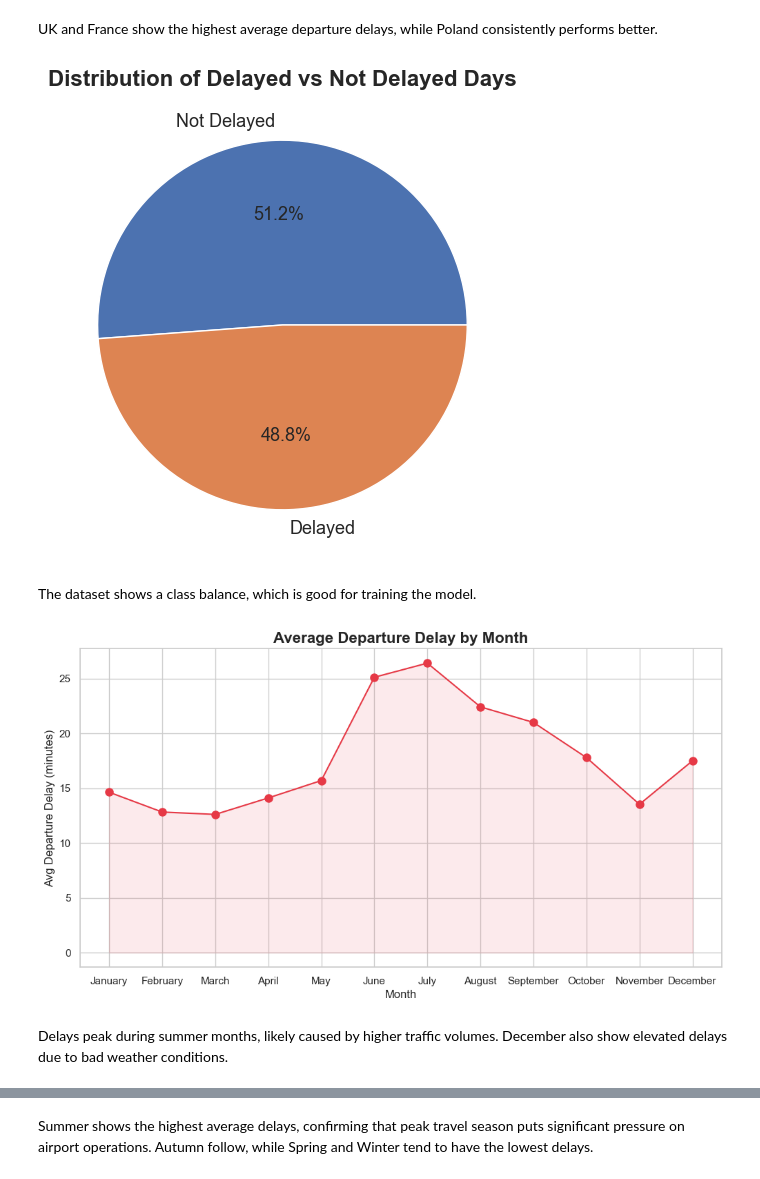
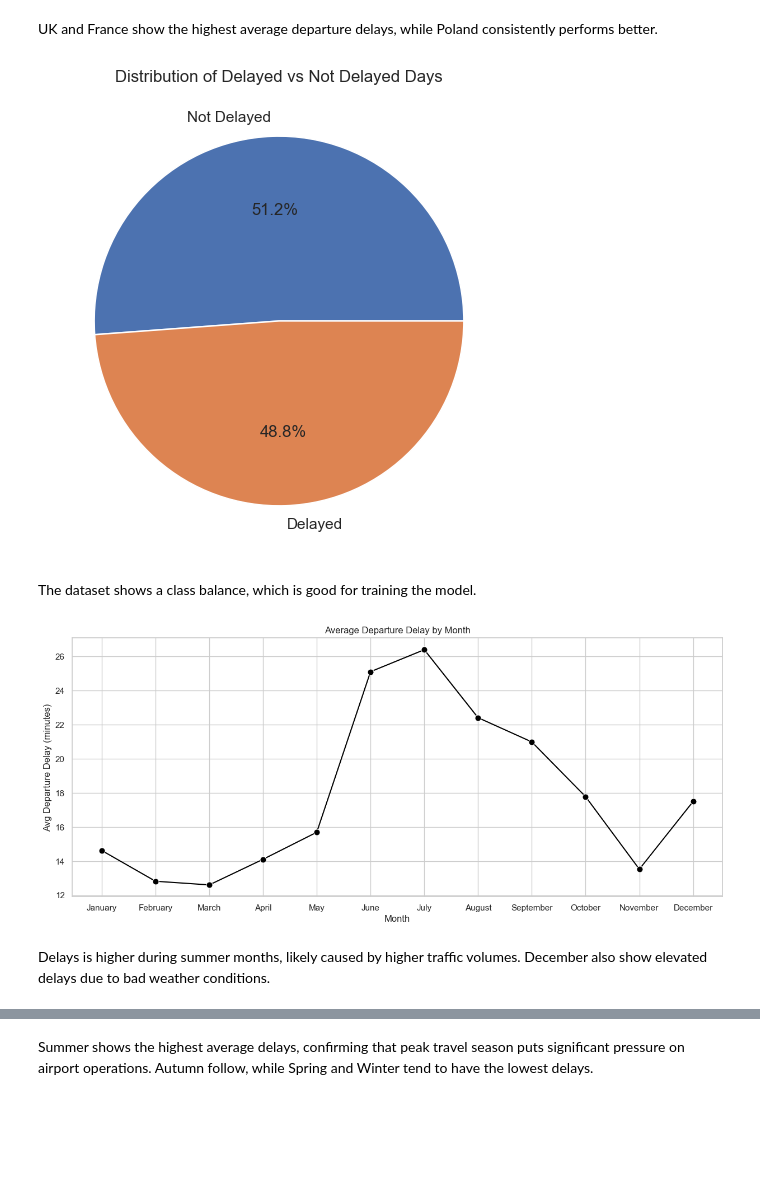
Before and after one commit to MohRjoub/Data-Science-Project, a Jupyter notebook: notebooks/data_cleaner.ipynb, the cells around one changed output, grey strips where cells are left out. Drawn from its saved outputs; the diff is of its cells as text; code cells hidden in the pictures; blank space fills up the shorter version.

```diff
--- a/notebooks/data_cleaner.ipynb
+++ b/notebooks/data_cleaner.ipynb
@@ -45,12 +141,12 @@ Shape after filtering: (22512, 9)
 8043  United Kingdom
 # %%
 # Take 1000 rows from each country to balance the dataset
-df = df.groupby('Country', group_keys=False).apply(
+df = df.groupby('Country').apply(
     lambda x: x.sample(n=1000, random_state=42)
 ).reset_index(drop=True)
 
-print("Shape after sampling:", df.shape)
-print("\nRows per country:")
+print("Dataset shape after keeping 5000 rows:", df.shape)
+print("\Each country samples:")
 print(df['Country'].value_counts())
-print("\nAll Airports:", df['Airport'].unique())
+print("\nAll Airports in the dataset:", df['Airport'].unique())
 # %% [output]
@@ -237,14 +335,13 @@ Total features: 18
 All columns: ['Date', 'Airport', 'Departure Punctuality %', 'Arrival Punctuality %', 'Avg Departure Schedule Delay', 'Avg Arrival Schedule Delay', 'Avg Departure - Arrival Schedule Delay', 'Operated S ...
 # %%
 # A day is delayed if average departure delay is greater than 15 minutes (EUROCONTROL standard)
-THRESHOLD = 15
 
-df['Delayed'] = (df['Avg Departure Schedule Delay'] > THRESHOLD).astype(int)
+df['Delayed'] = (df['Avg Departure Schedule Delay'] > 15).astype(int)
 
 print("Delayed distribution:")
 print(df['Delayed'].value_counts())
 print("\nPercentage:")
-print(df['Delayed'].value_counts(normalize=True).round(3) * 100)
+print(df['Delayed'].value_counts(normalize=True) * 100)
 # %% [output]
 Delayed distribution:
 Delayed
@@ -296,9 +404,4 @@ Numerical Summary
 # %%
 import matplotlib.pyplot as plt
-import matplotlib.ticker as mtick
 import seaborn as sns
-
-sns.set_theme(style="whitegrid")
-plt.rcParams['figure.figsize'] = (12, 6)
-plt.rcParams['font.size'] = 12
 # %%
@@ -322,39 +418,33 @@ plt.show()
 # %% [markdown]
 UK and France show the highest average departure delays, while Poland consistently performs better.
 # %%
-fig, ax = plt.subplots()
-
 counts = df['Delayed'].value_counts()
 
-wedges, texts, autotexts = ax.pie(counts.values, labels=['Not Delayed', 'Delayed'], autopct='%1.1f%%', textprops={'fontsize': 13})
-
-ax.set_title('Distribution of Delayed vs Not Delayed Days', fontsize=16, fontweight='bold')
-
+plt.figure()
+plt.pie(counts.values, labels=['Not Delayed', 'Delayed'], autopct='%1.1f%%')
+plt.title('Distribution of Delayed vs Not Delayed Days')
 plt.show()
 # %% [output]
-[figure, old version]
+[figure, new version]
 # %% [markdown]
 The dataset shows a class balance, which is good for training the model.
 # %%
-fig, ax = plt.subplots()
+month_delay = df.groupby('Month')['Avg Departure Schedule Delay'].mean().reset_index()
 
-month_delay = df.groupby('Month')['Avg Departure Schedule Delay'].mean()
 month_names = ['January','February','March','April','May','June',
                'July','August','September','October','November','December']
 
-ax.plot(month_delay.index, month_delay.values,
-        marker='o', color='#e63946', markersize=8)
+plt.figure(figsize=(15, 6))
+sns.lineplot(data=month_delay, x='Month', y='Avg Departure Schedule Delay',
+             marker='o', color='#000000', markersize=8)
 
-ax.set_xticks(range(1, 13))
-ax.set_xticklabels(month_names)
-ax.set_title('Average Departure Delay by Month', fontsize=16, fontweight='bold')
-ax.set_xlabel('Month')
-ax.set_ylabel('Avg Departure Delay (minutes)')
-ax.fill_between(month_delay.index, month_delay.values, alpha=0.1, color='#e63946')
-
+plt.xticks(range(1, 13), month_names)
+plt.title('Average Departure Delay by Month')
+plt.xlabel('Month')
+plt.ylabel('Avg Departure Delay (minutes)')
 plt.show()
 # %% [output]
-[figure, old version]
+[figure, new version]
 # %% [markdown]
-Delays peak during summer months, likely caused by higher traffic volumes. December also show elevated delays due to bad weather conditions.
+Delays is higher during summer months, likely caused by higher traffic volumes. December also show elevated delays due to bad weather conditions.
 # %%
```
Also changed, not shown: parts of 17 cells of this notebook.
